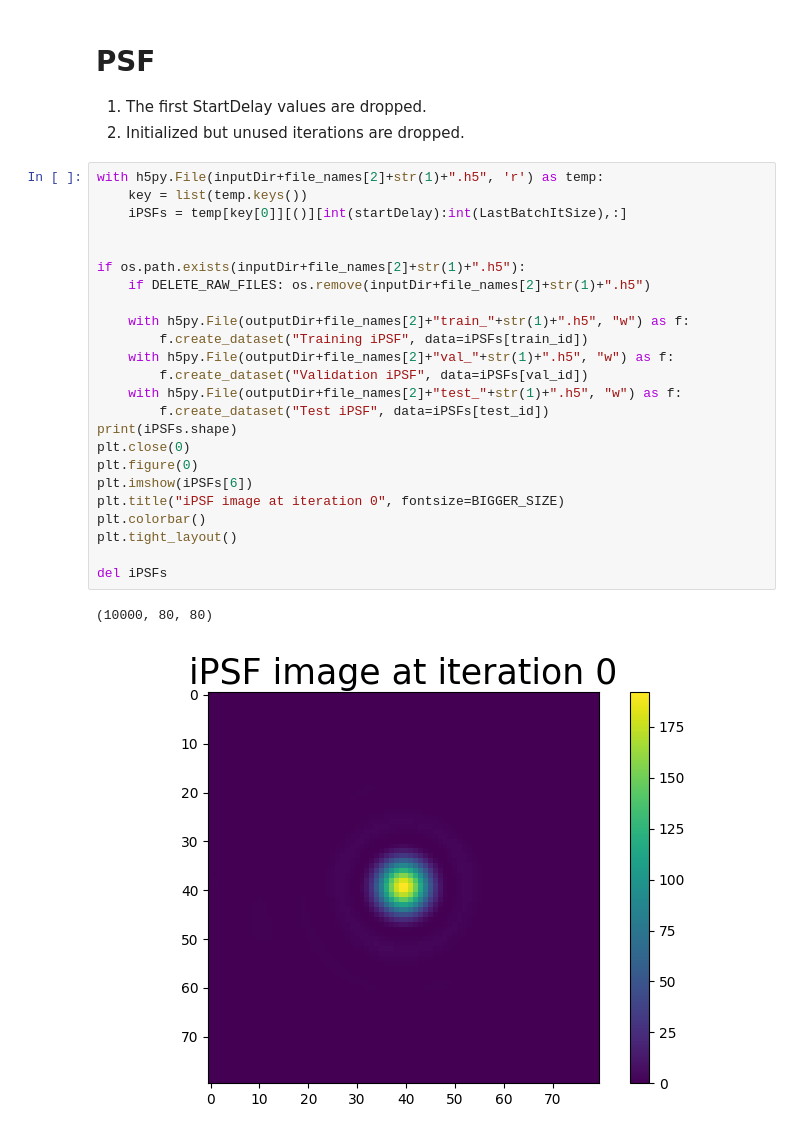
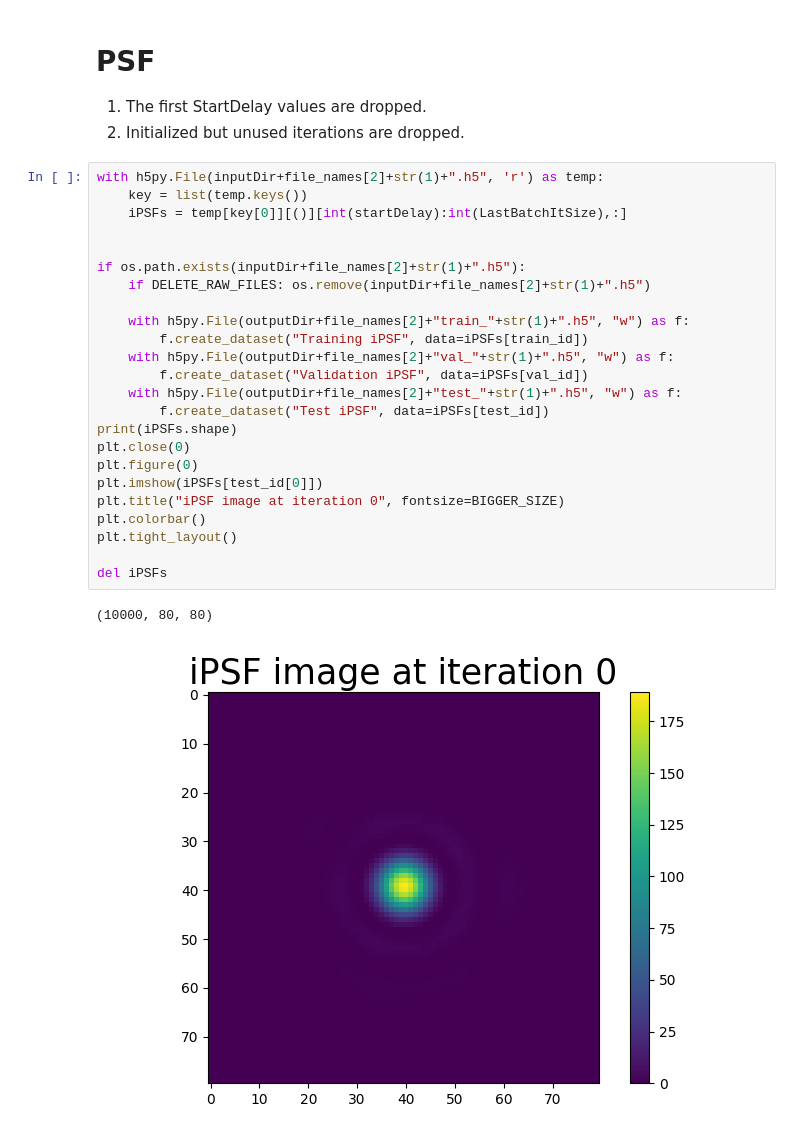
Before and after one commit to HumbertDominique/PSF-R-ML, a Jupyter notebook: preprocessing.ipynb, the cells around one changed output. Saved outputs shown, nothing was run; the diff lists cells and outputs as text.

```diff
--- a/preprocessing.ipynb
+++ b/preprocessing.ipynb
@@ -250,27 +250,27 @@ del lightfields
 # %%
 with h5py.File(inputDir+file_names[2]+str(1)+".h5", 'r') as temp:
     key = list(temp.keys())
     iPSFs = temp[key[0]][()][int(startDelay):int(LastBatchItSize),:]
 
 
 if os.path.exists(inputDir+file_names[2]+str(1)+".h5"):
     if DELETE_RAW_FILES: os.remove(inputDir+file_names[2]+str(1)+".h5")
 
     with h5py.File(outputDir+file_names[2]+"train_"+str(1)+".h5", "w") as f:
         f.create_dataset("Training iPSF", data=iPSFs[train_id])
     with h5py.File(outputDir+file_names[2]+"val_"+str(1)+".h5", "w") as f:
         f.create_dataset("Validation iPSF", data=iPSFs[val_id])
     with h5py.File(outputDir+file_names[2]+"test_"+str(1)+".h5", "w") as f:
         f.create_dataset("Test iPSF", data=iPSFs[test_id])
 print(iPSFs.shape)
 plt.close(0)
 plt.figure(0)
-plt.imshow(iPSFs[6])
+plt.imshow(iPSFs[test_id[0]])
 plt.title("iPSF image at iteration 0", fontsize=BIGGER_SIZE)
 plt.colorbar()
 plt.tight_layout()
 
 del iPSFs
 # %% [output]
 (10000, 80, 80)
-[figure, old version]
+[figure, new version]
```
Also changed, not shown: 4 other files.
